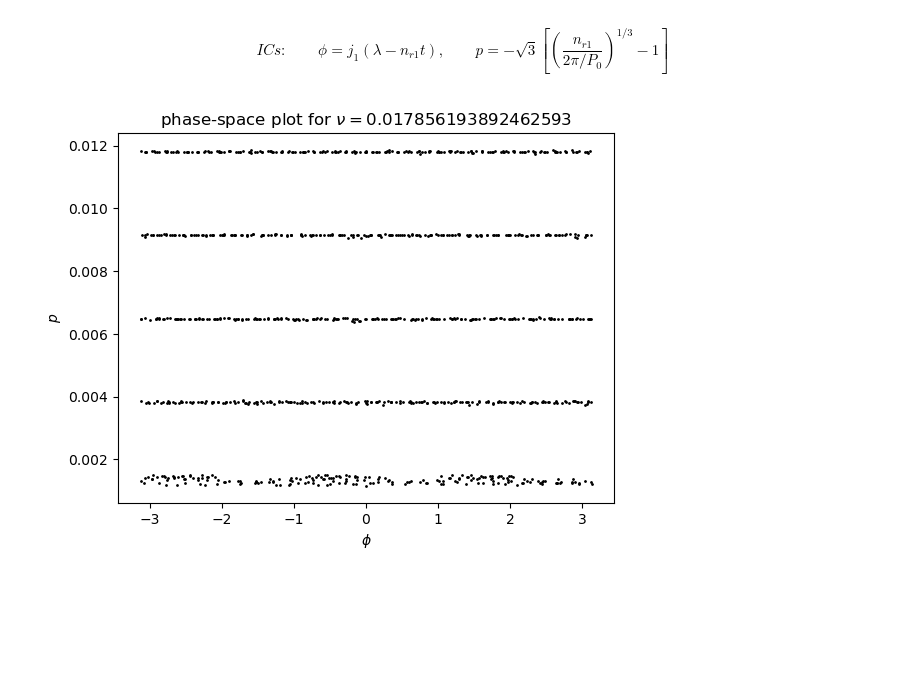
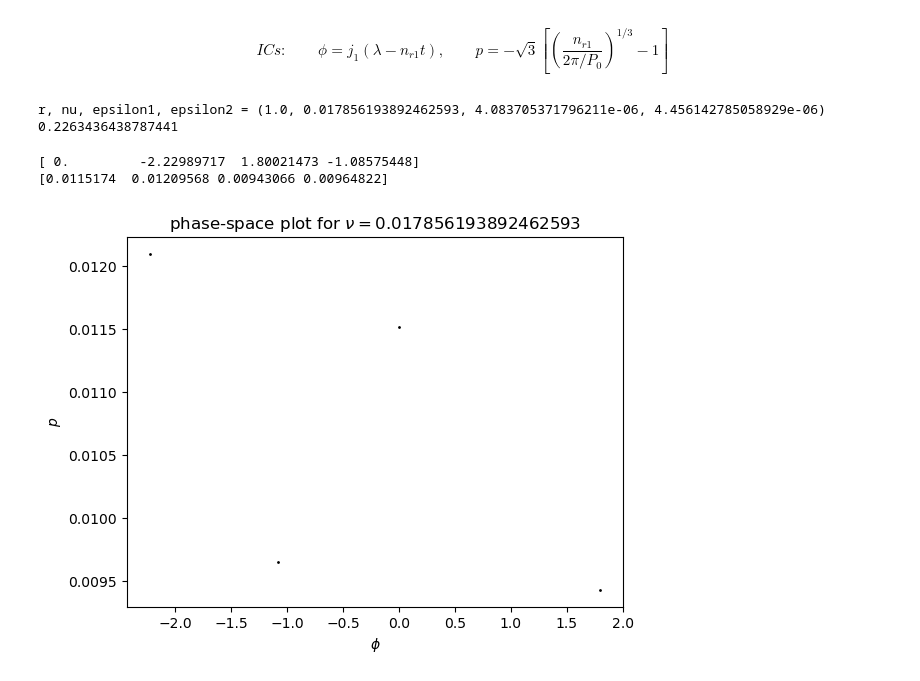
Before and after one commit to EritasY/Chaos, a Jupyter notebook: Surface of section.ipynb, the cells around one changed output. Saved outputs shown, nothing was run; the diff lists cells and outputs as text; code cells hidden in the pictures; blank space fills up the shorter version.

```diff
--- a/Surface of section.ipynb
+++ b/Surface of section.ipynb
@@ -85,16 +85,24 @@ def OE2param_IC(j1, k1, P1, IC):
     return [[j1*lambda_0, -np.sqrt(3) * ((n_r1 / (2*np.pi/P_0))**(1/3) - 1)] for lambda_0, P_0 in IC]
 # %%
 # user-defined parameters
-ecc, j1, k1, j2, k2 = 0.01, 5, 1, 5, 1
+ecc, j1, k1, j2, k2 = 0.1, 5, 1, 5, 1
 P2_0 = (j2+k2)* j1 / ((j1-k1)*j2)
 P1, P2 = 1, 0.97*P2_0
-mu1, mu2 = 1e-6, 1e-6
+mu1, mu2 = 1e-5, 1e-5
 
 r, nu, epsilon1, epsilon2 = OE2param((ecc, P1, P2, mu1, mu2),(j1, k1, j2, k2))
+print(f"r, nu, epsilon1, epsilon2 = {r, nu, epsilon1, epsilon2}")
+print(2*np.sqrt(epsilon1)/nu)
+# %% [output]
+r, nu, epsilon1, epsilon2 = (1.0, 0.017856193892462593, 4.083705371796211e-06, 4.456142785058929e-06)
+0.2263436438787441
 # %%
-# set nu and p_0 and run it for 1e4 orbitals
-ic = [[0,x] for x in np.linspace(j1/(j1-k1)*P1*0.998, j2/(j2+k2)*P2*1.01, 5)]
+# set lambda_0 and P_0
+ic = [[0,x] for x in np.linspace(j1/(j1-k1)*P1*0.98, j2/(j2+k2)*P2*1.02, 1)]
 # %%
+n_r1 = (j1-k1) * 2*np.pi / (j1*P1)
+n_r2 = (j2+k2) * 2*np.pi / (j2*P2)
+
 for lambda_0, P_0 in ic:
     # start simulation
     sim = rebound.Simulation()
@@ -106,40 +114,42 @@ for lambda_0, P_0 in ic:
     sim.add(m=mu2, P=P2)
     ps = sim.particles
     ps[1].r = ps[1].a*(ps[1].m/3/ps[0].m)**(1/3)
     ps[2].r = ps[2].a*(ps[2].m/3/ps[0].m)**(1/3)
 
     # add test particle
     sim.add(P=P_0, l=lambda_0, e=ecc)
     sim.move_to_com()
     sim.integrator = "whfast"
     sim.dt = sim.particles[1].P/20
     sim.collision = "direct"
 
     # track how system developes in time
-    num = 201
-    time = np.linspace(0,num-1,num)*2*np.pi/(r*nu)
-
-    n_r1 = (j1-k1) * 2*np.pi / (j1*P1)
-    n_r2 = (j2+k2) * 2*np.pi / (j2*P2)
+    num = 4
+    time = np.linspace(0,num-1,num)* 2*np.pi/(r*nu) / (n_r1*j1*np.sqrt(3))  # Note: t is the unscaled time
 
     phi, p = np.zeros(num), np.zeros(num)
     for i,t in enumerate(time):
         try:
             sim.integrate(t)
         except rebound.Collision:
             print('Collision')
-        info = sim.particles[3].calculate_orbit()
+        info = sim.particles[3].calculate_orbit(primary=sim.particles[0])
 
         phi[i] = wrapRad(j1*(info.l - n_r1*t))
         p[i] = -np.sqrt(3)*((n_r1 / info.n)**(1/3) - 1)
     plt.scatter(phi,p,[1],color='black')
 
+    print(phi)
+    print(p)
+
 plt.xlabel(r'$\phi$')
 plt.ylabel(r'$p$')
 plt.title(fr'phase-space plot for $\nu={nu}$')
 plt.show()
 # %% [output]
+[ 0.         -2.22989717  1.80021473 -1.08575448]
+[0.0115174  0.01209568 0.00943066 0.00964822]
-[figure, old version]
+[figure, new version]
 # %%
 def hamilton(y,t,epsilon1,epsilon2,r,nu):
     phi, p = y
```
Also changed, not shown: parts of 2 cells of this notebook, 2 other files.
